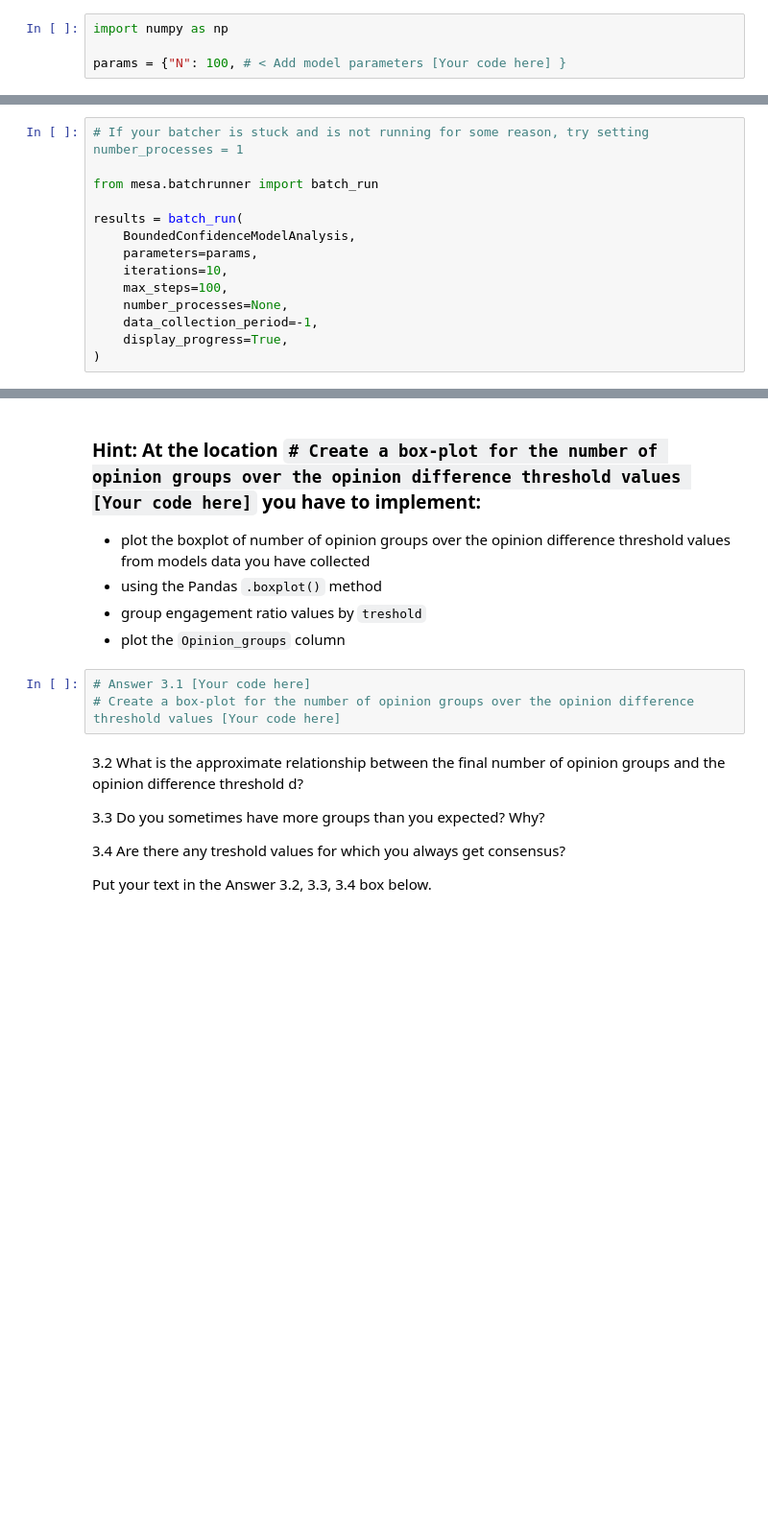
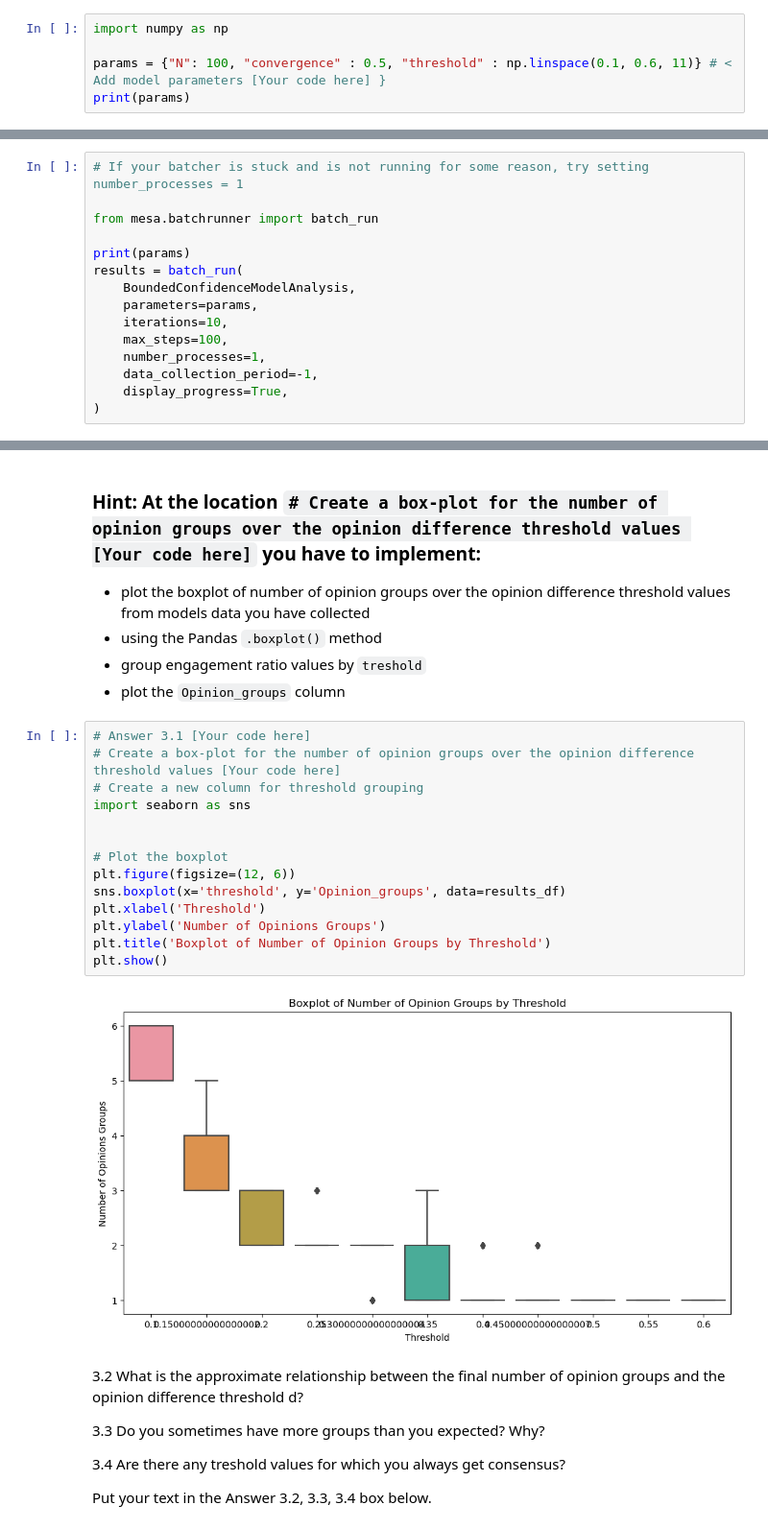
Before and after one commit to karinlie/CMSS, a Jupyter notebook: bounded-confidence-handout.ipynb, the cells around one changed output, grey strips where cells are left out. Shown at 96% size. Cells and saved outputs as stored; diff of their text form; blank space fills up the shorter version.

```diff
--- a/bounded-confidence-handout.ipynb
+++ b/bounded-confidence-handout.ipynb
@@ -659,4 +659,5 @@ np.linspace(0.1,0.6,11)
 # %%
 import numpy as np
 
-params = {"N": 100, # < Add model parameters [Your code here] }
+params = {"N": 100, "convergence" : 0.5, "threshold" : np.linspace(0.1, 0.6, 11)} # < Add model parameters [Your code here] }
+print(params)
@@ -722,12 +725,13 @@ At the last step of the model (i.e., `data_collection_period=-1`), the datacolle
 
 from mesa.batchrunner import batch_run
 
+print(params)
 results = batch_run(
     BoundedConfidenceModelAnalysis,
     parameters=params,
     iterations=10,
     max_steps=100,
-    number_processes=None,
+    number_processes=1,
     data_collection_period=-1,
     display_progress=True,
 )
@@ -768,6 +803,19 @@ Put your code in the Answer 3.1 box below.
 # %%
 # Answer 3.1 [Your code here]
 # Create a box-plot for the number of opinion groups over the opinion difference threshold values [Your code here]
+# Create a new column for threshold grouping
+import seaborn as sns
+
+
+# Plot the boxplot
+plt.figure(figsize=(12, 6))
+sns.boxplot(x='threshold', y='Opinion_groups', data=results_df)
+plt.xlabel('Threshold')
+plt.ylabel('Number of Opinions Groups')
+plt.title('Boxplot of Number of Opinion Groups by Threshold')
+plt.show()
+# %% [output]
+[figure, added]
 # %% [markdown]
 3.2 What is the approximate relationship between the final number of opinion groups and the opinion difference threshold d?
 
```
Also changed, not shown: parts of 14 cells of this notebook.
